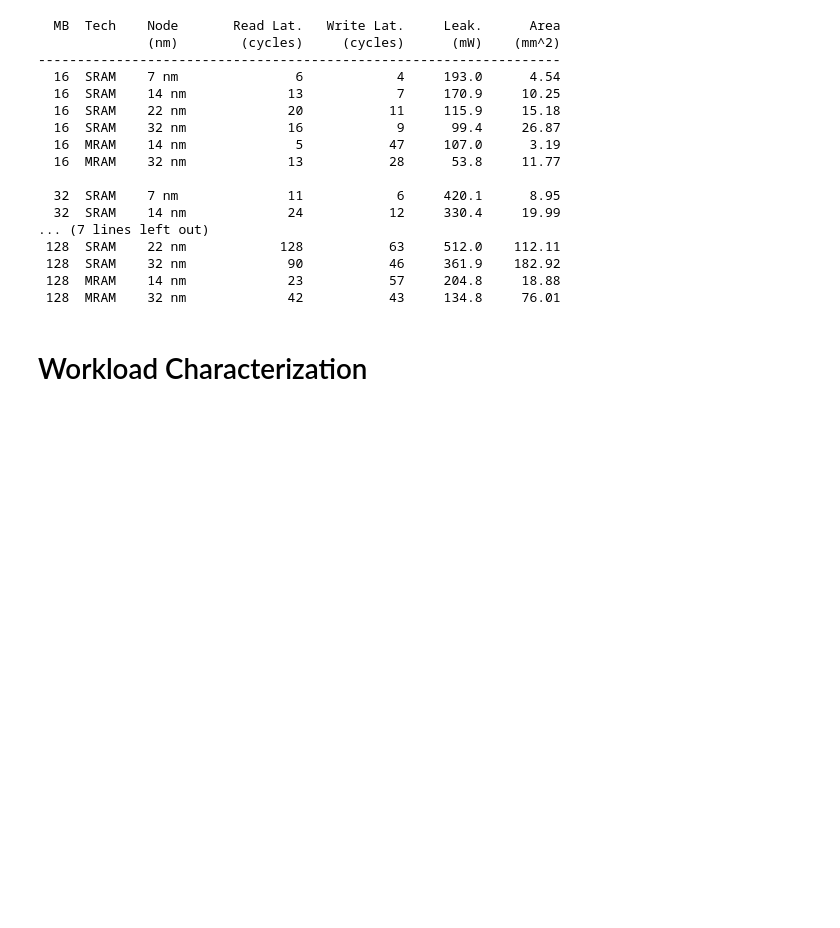
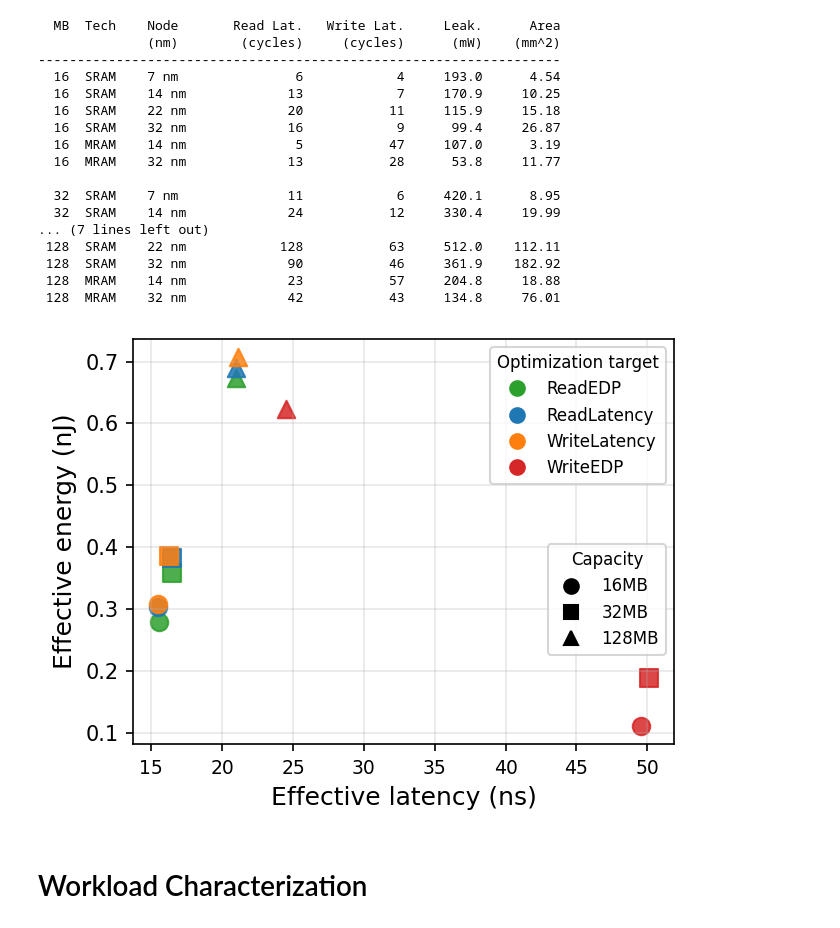
Before and after one commit to shinsakukataoka/mx3, a Jupyter notebook: notebooks/data_exploration.ipynb, the cells around one changed output. Cells and saved outputs as stored; diff of their text form; code cells hidden in the pictures; blank space fills up the shorter version.

```diff
--- a/notebooks/data_exploration.ipynb
+++ b/notebooks/data_exploration.ipynb
@@ -127,6 +127,106 @@ for _, r in show.iterrows():
  128  SRAM    32 nm             90           46     361.9    182.92
  128  MRAM    14 nm             23           57     204.8     18.88
  128  MRAM    32 nm             42           43     134.8     76.01
+# %%
+import matplotlib.pyplot as plt
+import pandas as pd
+from matplotlib.lines import Line2D
+
+# --------------------------------------------------
+# Config
+# --------------------------------------------------
+CSV_PATH = "/home/skataoka26/COSC_498/devices/results/cache_sweep/uniform_370/nvsim_uniform_370.csv"
+F_W = 0.7
+NODE_NM = 14
+CAPS_TO_SHOW = [16, 32, 128]
+
+# --------------------------------------------------
+# Load
+# --------------------------------------------------
+df = pd.read_csv(CSV_PATH)
+
+df = df[
+    (df["tech"] == "MRAM") &
+    (df["node_nm"] == NODE_NM) &
+    (df["cap_mb"].isin(CAPS_TO_SHOW))
+].copy()
+
+# --------------------------------------------------
+# Effective latency / energy
+# --------------------------------------------------
+df["L_eff"] = (1 - F_W) * df["lat_hit_ns"] + F_W * df["lat_write_ns"]
+df["E_eff"] = (1 - F_W) * df["dyn_energy_hit_nJ"] + F_W * df["dyn_energy_write_nJ"]
+
+# --------------------------------------------------
+# Plot
+# color = optimization target
+# marker = capacity
+# --------------------------------------------------
+fig, ax = plt.subplots(figsize=(4.5, 3.5))
+
+cap_markers = {
+    16: "o",
+    32: "s",
+    128: "^",
+}
+
+opt_targets = ["ReadEDP", "ReadLatency", "WriteLatency", "WriteEDP"]
+
+opt_colors = {
+    "ReadEDP": "tab:green",
+    "ReadLatency": "tab:blue",
+    "WriteLatency": "tab:orange",
+    "WriteEDP": "tab:red",
+}
+
+for _, r in df.iterrows():
+    ax.scatter(
+        r["L_eff"],
+        r["E_eff"],
+        marker=cap_markers[int(r["cap_mb"])],
+        color=opt_colors[r["opt_target"]],
+        s=70,
+        alpha=0.85,
+    )
+
+ax.set_xlabel("Effective latency (ns)")
+ax.set_ylabel("Effective energy (nJ)")
+ax.grid(True, alpha=0.3)
+
+# legen
+color_handles = [
+    Line2D(
+        [0], [0],
+        marker='o',
+        linestyle='',
+        markerfacecolor=opt_colors[opt],
+        markeredgecolor=opt_colors[opt],
+        label=opt,
+        markersize=7,
+    )
+    for opt in opt_targets
+    if opt in df["opt_target"].unique()
+]
+
+shape_handles = [
+    Line2D([0], [0], marker=cap_markers[cap], linestyle='', color='black', label=f"{cap}MB", markersize=7)
+    for cap in CAPS_TO_SHOW
+]
+
+leg1 = ax.legend(handles=color_handles, title="Optimization target", fontsize=8, title_fontsize=8, loc="best")
+ax.add_artist(leg1)
+ax.legend(
+    handles=shape_handles,
+    title="Capacity",
+    fontsize=8,
+    title_fontsize=8,
+    loc="lower right",
+    bbox_to_anchor=(1.0, 0.20),
+)
+plt.tight_layout()
+plt.show()
+# %% [output]
+[figure, added]
 # %% [markdown]
 # Workload Characterization
 # %% [markdown]
```
Also changed, not shown: parts of 24 cells of this notebook, 16 other files.
